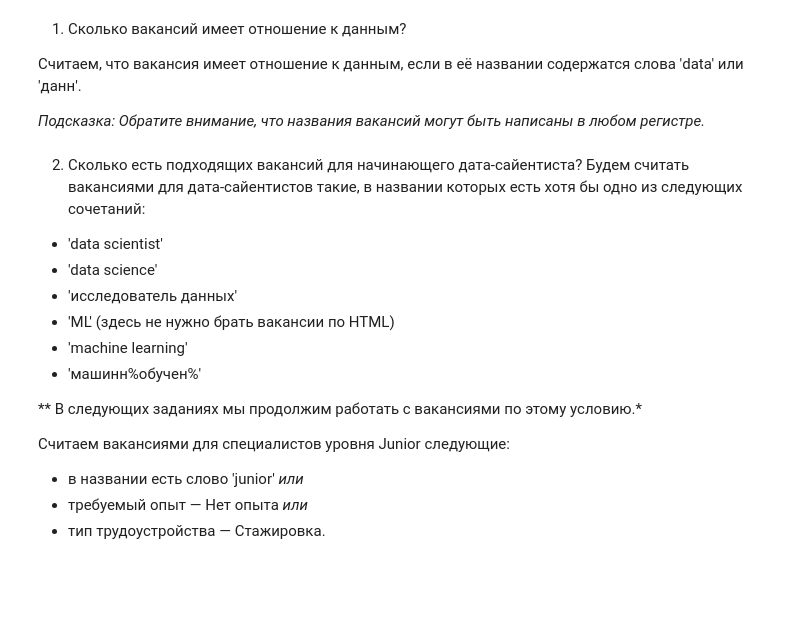
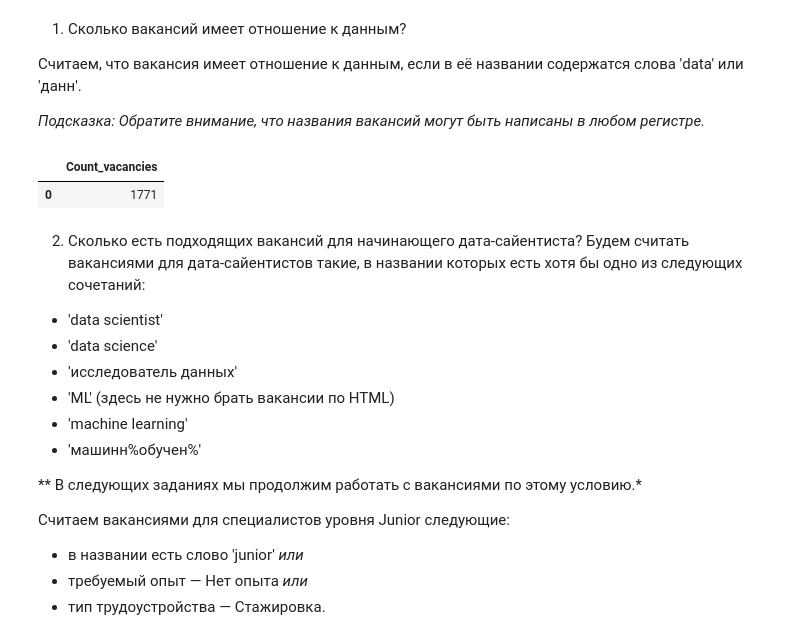
Before and after one commit to EvgeniiOvcharenko/Project_Data_Science, a Jupyter notebook: PROJECT-2. Анализ вакансий из HeadHunter/Project_2_Ноутбук_шаблон.ipynb, the cells around one changed output. Saved outputs shown, nothing was run; the diff lists cells and outputs as text; code cells hidden in the pictures; blank space fills up the shorter version.

```diff
--- a/PROJECT-2. Анализ вакансий из HeadHunter/Project_2_Ноутбук_шаблон.ipynb
+++ b/PROJECT-2. Анализ вакансий из HeadHunter/Project_2_Ноутбук_шаблон.ipynb
@@ -481,8 +479,20 @@ df_yandex
 *Подсказка: Обратите внимание, что названия вакансий могут быть написаны в любом регистре.*
 # %%
 # текст запроса
+query_6_1 = f'''
+SELECT
+    COUNT(v.name) as "Count_vacancies"
+FROM
+    vacancies v
+WHERE v.name ILIKE '%data%' OR v.name ILIKE '%данн%'
+'''
 # %%
 # результат запроса
+df_cnt_data = pd.read_sql_query(query_6_1, connection)
+df_cnt_data
+# %% [output]
+|  | Count_vacancies |
+| 0 | 1771 |
 # %% [markdown]
 2. Сколько есть подходящих вакансий для начинающего дата-сайентиста?
 Будем считать вакансиями для дата-сайентистов такие, в названии которых есть хотя бы одно из следующих сочетаний:
```
Also changed, not shown: parts of 23 cells of this notebook.
